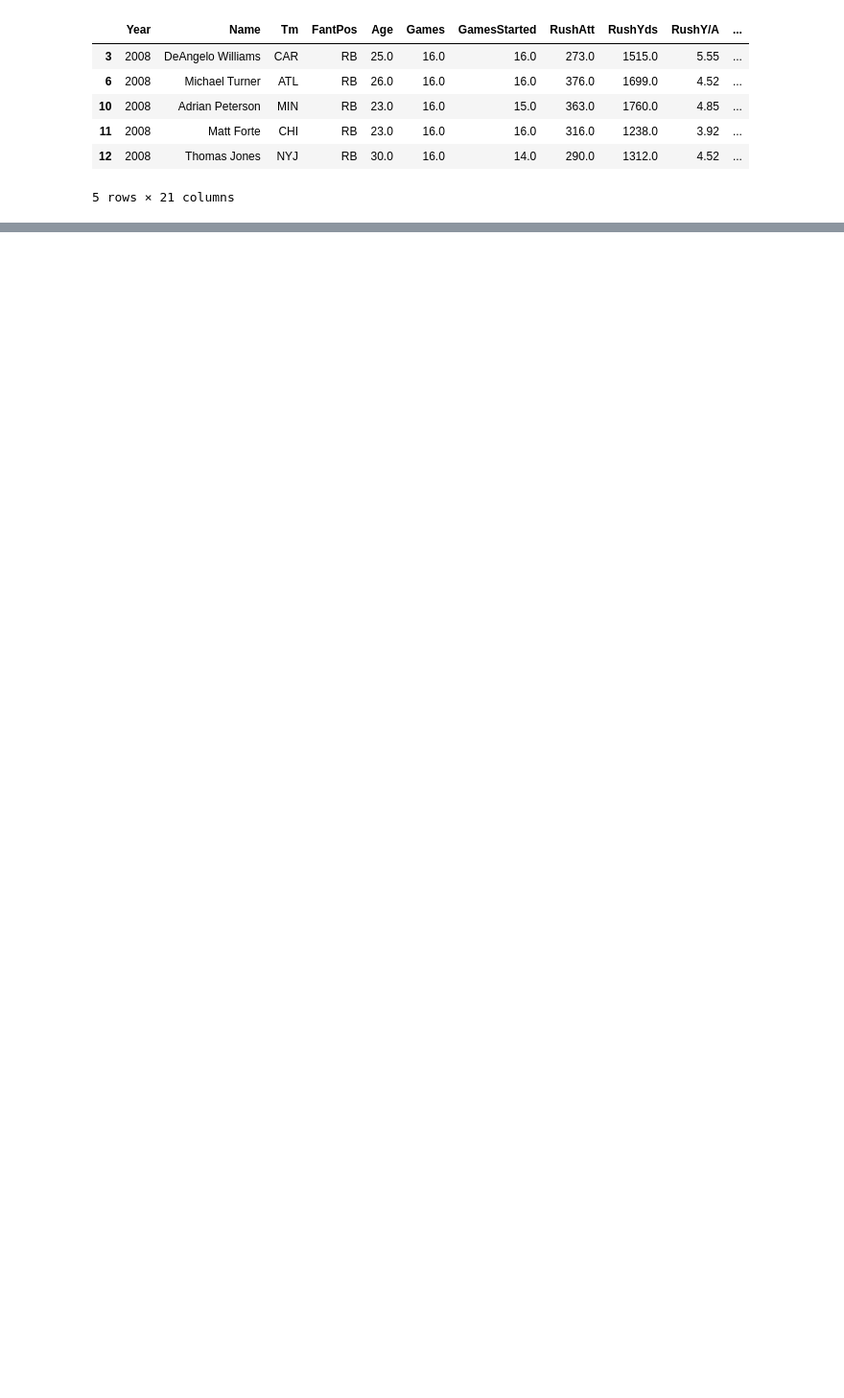
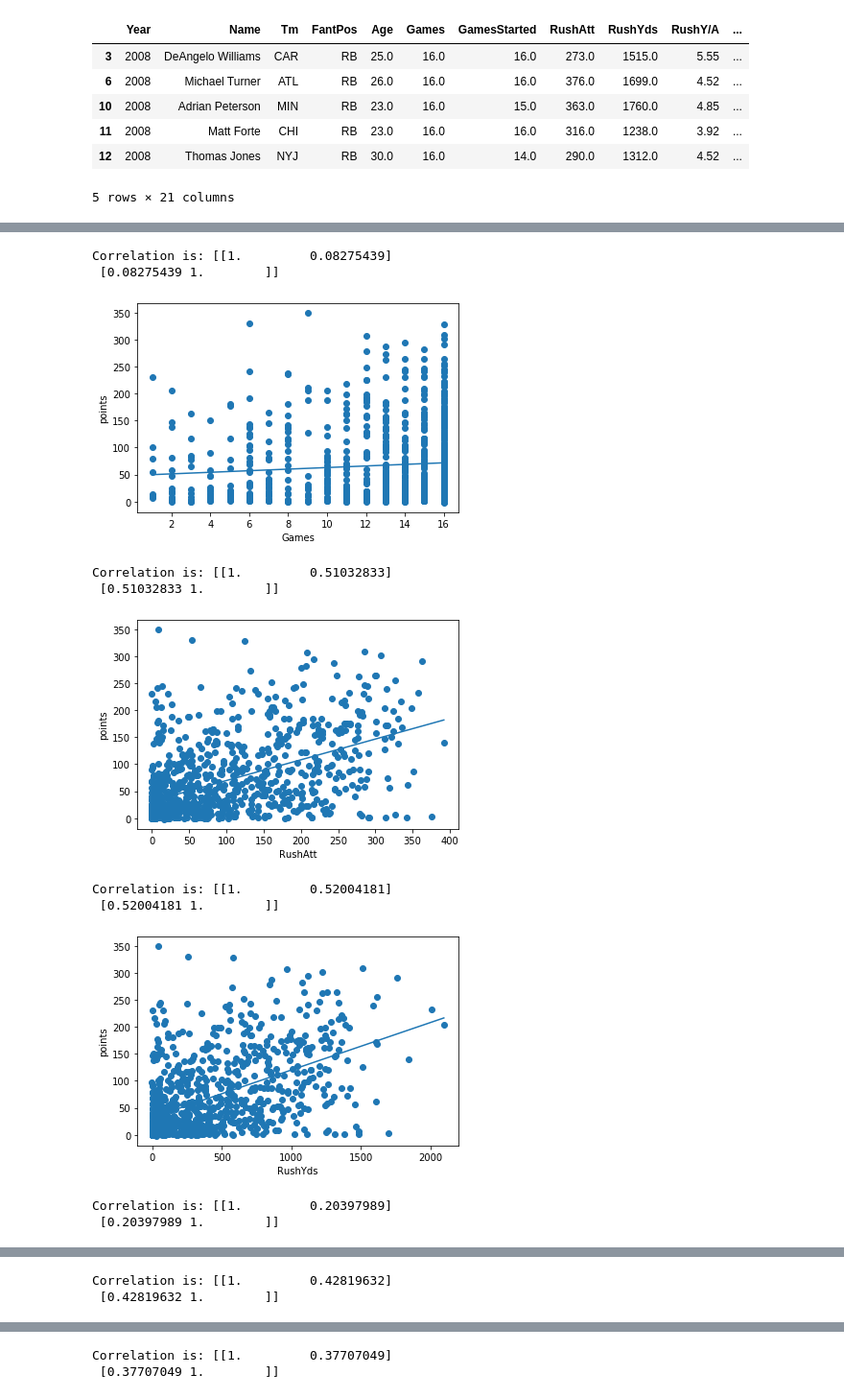
Before and after one commit to AdamSalyers/CSCI4622Kegel01, a Jupyter notebook: FinalProject/Fantasy1.ipynb, the cells around one changed output, grey strips where cells are left out. Shown at 96% size. Cells and saved outputs as stored; diff of their text form; code cells hidden in the pictures; blank space fills up the shorter version.

```diff
--- a/FinalProject/Fantasy1.ipynb
+++ b/FinalProject/Fantasy1.ipynb
@@ -120,0 +147,27 @@ Name: PosRank, dtype: float64
+# %%
+#Looks a lot better, but it is still really hard to see the data, lets just get graphs of all the individual
+#points to get a better idea
+RBxs = RBxs.fillna(value=0)
+RBys = RBys.fillna(value=0)
+for col in RBxs.columns:
+    x = RBxs[col]
+    y = RBys
+    corr = np.corrcoef(x, y)
+    print("Correlation is:",corr)
+    plt.scatter(x, y)
+    plt.plot(np.unique(x), np.poly1d(np.polyfit(x, y, 1))(np.unique(x)))
+    plt.xlabel(col)
+    plt.ylabel("points")
+    plt.show()
+# %% [output]
+Correlation is: [[1.         0.08275439]
+ [0.08275439 1.        ]]
+[figure, added]
+Correlation is: [[1.         0.51032833]
+ [0.51032833 1.        ]]
+[figure, added]
+Correlation is: [[1.         0.52004181]
+ [0.52004181 1.        ]]
+[figure, added]
+Correlation is: [[1.         0.20397989]
+ [0.20397989 1.        ]]
@@ -120,0 +175,2 @@ Name: PosRank, dtype: float64
+Correlation is: [[1.         0.42819632]
+ [0.42819632 1.        ]]
@@ -120,0 +178,2 @@ Name: PosRank, dtype: float64
+Correlation is: [[1.         0.37707049]
+ [0.37707049 1.        ]]
```
Also changed, not shown: parts of 8 cells of this notebook.
